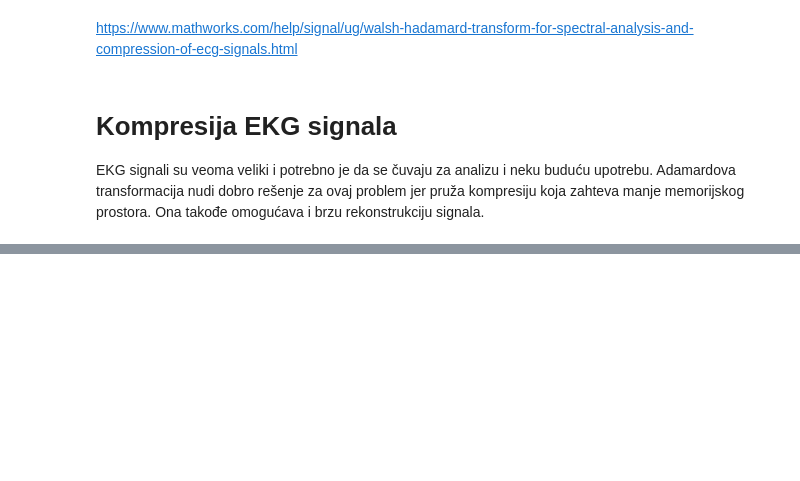
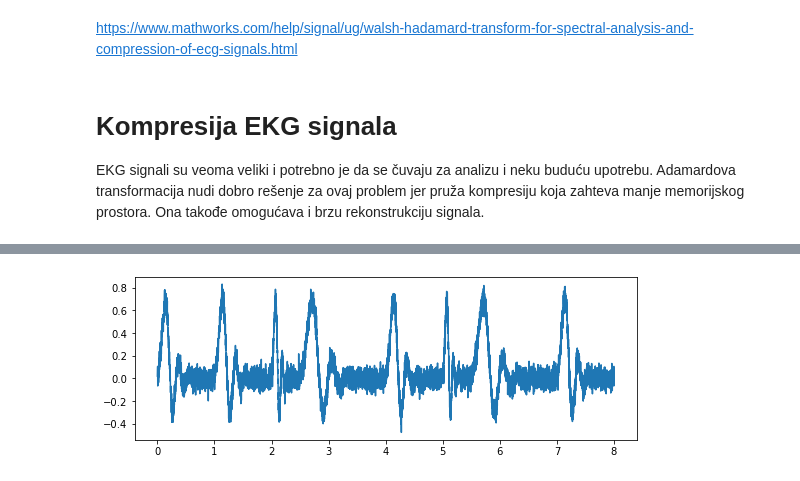
Before and after one commit to Nevena1997/Hadamard_transform, a Jupyter notebook: 05_Hadamard_Transform_&_Compression_of_Signals.ipynb, the cells around one changed output, grey strips where cells are left out. Drawn from its saved outputs; the diff is of its cells as text; code cells hidden in the pictures; blank space fills up the shorter version.

```diff
--- a/05_Hadamard_Transform_&_Compression_of_Signals.ipynb
+++ b/05_Hadamard_Transform_&_Compression_of_Signals.ipynb
@@ -17,0 +36,6 @@ x = xr + 0.1 * np.random.randn(1, len(xr))
+# %%
+plt.figure(figsize=(9, 3))
+plt.plot(t, ecg_with_noise)
+plt.show()
+# %% [output]
+[figure, added]
```
Also changed, not shown: parts of 22 cells of this notebook.
